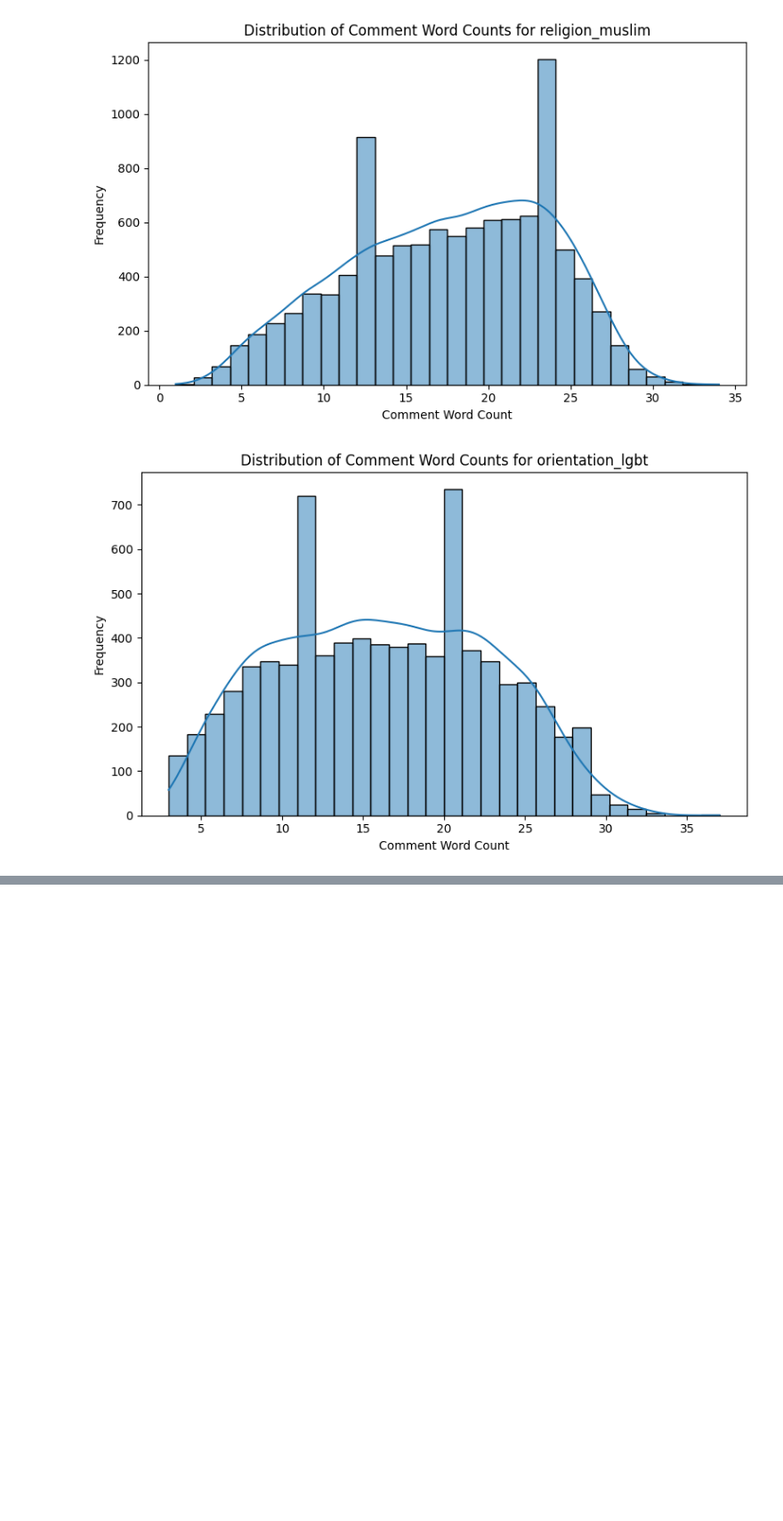
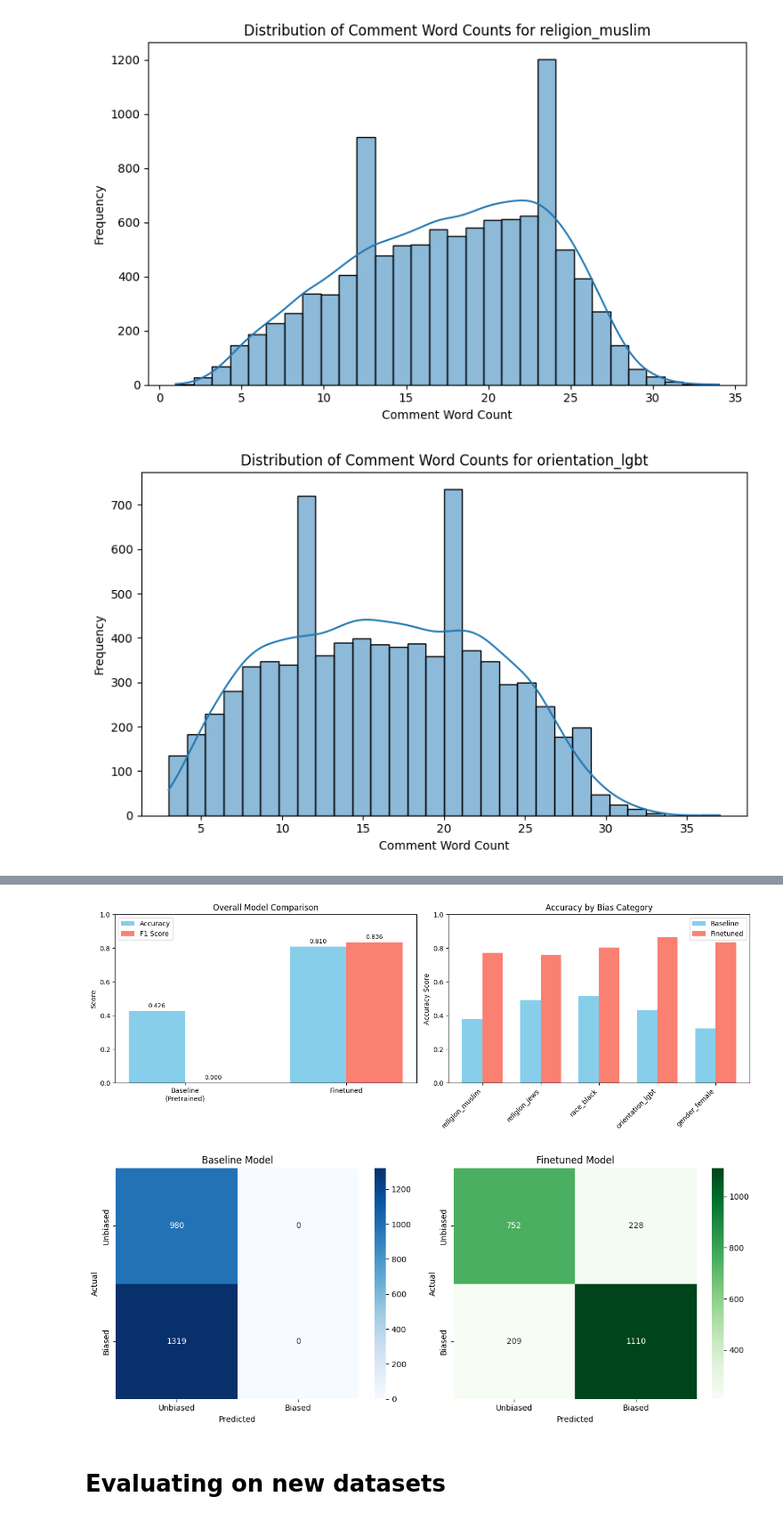
Before and after one commit to meta1C-btt/language-bias, a Jupyter notebook: mainAnalysis.ipynb, the cells around one changed output, grey strips where cells are left out. Shown at 89% size. Saved outputs shown, nothing was run; the diff lists cells and outputs as text; code cells hidden in the pictures; blank space fills up the shorter version.

```diff
--- a/mainAnalysis.ipynb
+++ b/mainAnalysis.ipynb
@@ -235,0 +1026,70 @@ Eval:  2299 (20.0%)
+# %%
+# VISUALIZATION: BASELINE vs FINETUNED
+# Overall comparison bar chart
+fig, axes = plt.subplots(1, 2, figsize=(14, 5))
+
+# Plot 1: Overall Metrics
+models = ['Baseline\n(Pretrained)', 'Finetuned']
+acc_scores = [baseline_overall['eval_accuracy'], overall_acc_finetuned]
+f1_scores_overall = [baseline_overall['eval_f1'], overall_f1_finetuned]
+
+x_pos = np.arange(len(models))
+width = 0.35
+
+axes[0].bar(x_pos - width/2, acc_scores, width, label='Accuracy', color='skyblue')
+axes[0].bar(x_pos + width/2, f1_scores_overall, width, label='F1 Score', color='salmon')
+axes[0].set_ylabel('Score')
+axes[0].set_title('Overall Model Comparison')
+axes[0].set_xticks(x_pos)
+axes[0].set_xticklabels(models)
+axes[0].set_ylim(0, 1)
+axes[0].legend()
+
+for i, (acc, f1) in enumerate(zip(acc_scores, f1_scores_overall)):
+    axes[0].text(i - width/2, acc + 0.02, f'{acc:.3f}', ha='center', fontsize=9)
+    axes[0].text(i + width/2, f1 + 0.02, f'{f1:.3f}', ha='center', fontsize=9)
+
+# Plot 2: Per-Category F1 Comparison
+categories_list = list(category_baseline_metrics.keys())
+baseline_f1_by_cat = [category_baseline_metrics[cat]['eval_accuracy'] for cat in categories_list]
+finetuned_f1_by_cat = [category_bias_metrics_finetuned[cat]['eval_accuracy'] for cat in categories_list]
+
+x_cat = np.arange(len(categories_list))
+axes[1].bar(x_cat - width/2, baseline_f1_by_cat, width, label='Baseline', color='skyblue')
+axes[1].bar(x_cat + width/2, finetuned_f1_by_cat, width, label='Finetuned', color='salmon')
+axes[1].set_ylabel('Accuracy Score')
+axes[1].set_title('Accuracy by Bias Category')
+axes[1].set_xticks(x_cat)
+axes[1].set_xticklabels(categories_list, rotation=45, ha='right')
+axes[1].set_ylim(0, 1)
+axes[1].legend()
+
+plt.tight_layout()
+plt.show()
+
+
+#CONFUSION MATRIX COMPARISON
+fig, axes = plt.subplots(1, 2, figsize=(12, 5))
+
+# Baseline confusion matrix
+sns.heatmap(cm_baseline, annot=True, fmt='d', cmap='Blues', ax=axes[0],
+            xticklabels=['Unbiased', 'Biased'],
+            yticklabels=['Unbiased', 'Biased'])
+axes[0].set_title('Baseline Model')
+axes[0].set_ylabel('Actual')
+axes[0].set_xlabel('Predicted')
+# Finetuned confusion matrix
+sns.heatmap(cm_finetuned, annot=True, fmt='d', cmap='Greens', ax=axes[1],
+            xticklabels=['Unbiased', 'Biased'],
+            yticklabels=['Unbiased', 'Biased'])
+axes[1].set_title('Finetuned Model')
+axes[1].set_ylabel('Actual')
+axes[1].set_xlabel('Predicted')
+
+plt.tight_layout()
+plt.show()
+# %% [output]
+[figure, added]
+[figure, added]
+# %% [markdown]
+# Evaluating on new datasets
```
Also changed, not shown: parts of 75 cells of this notebook, 1 other file.
